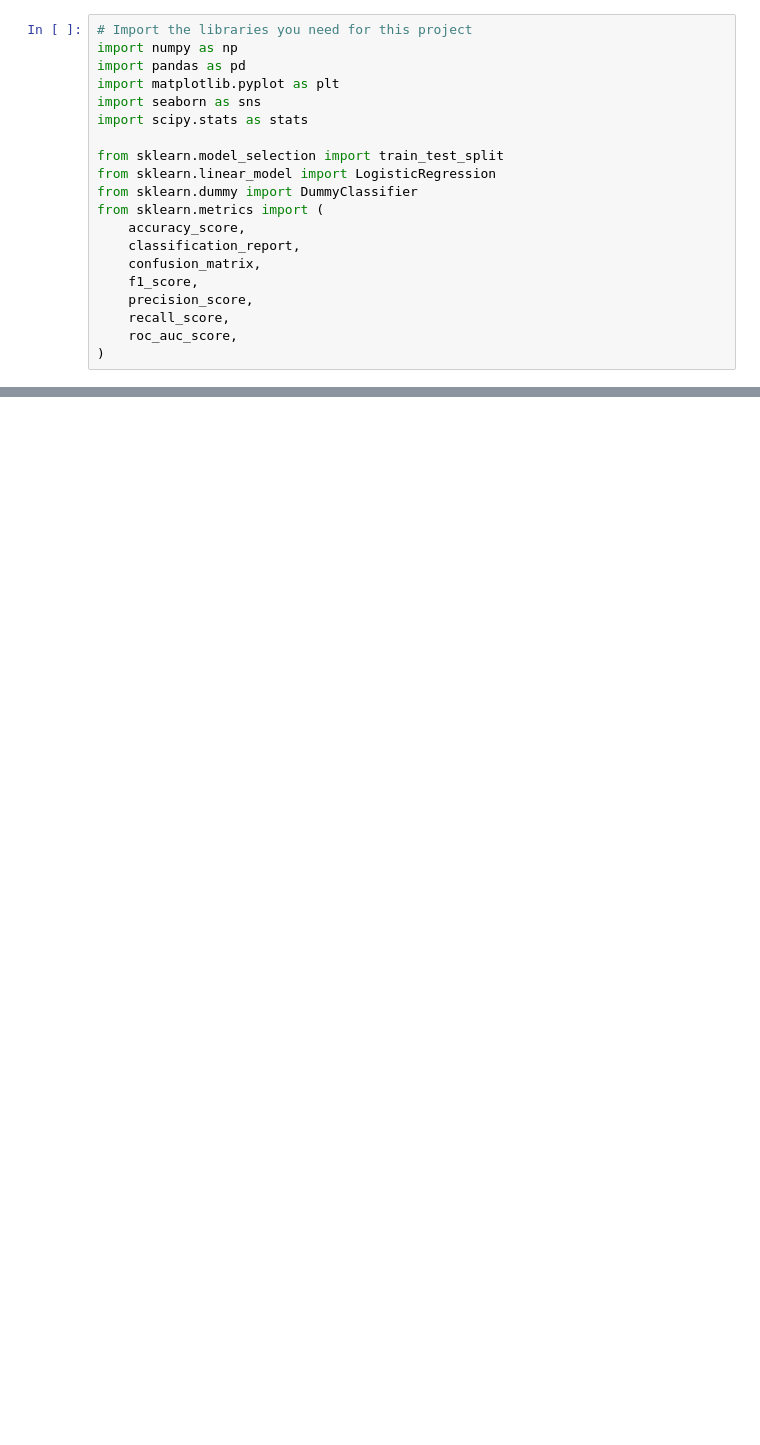
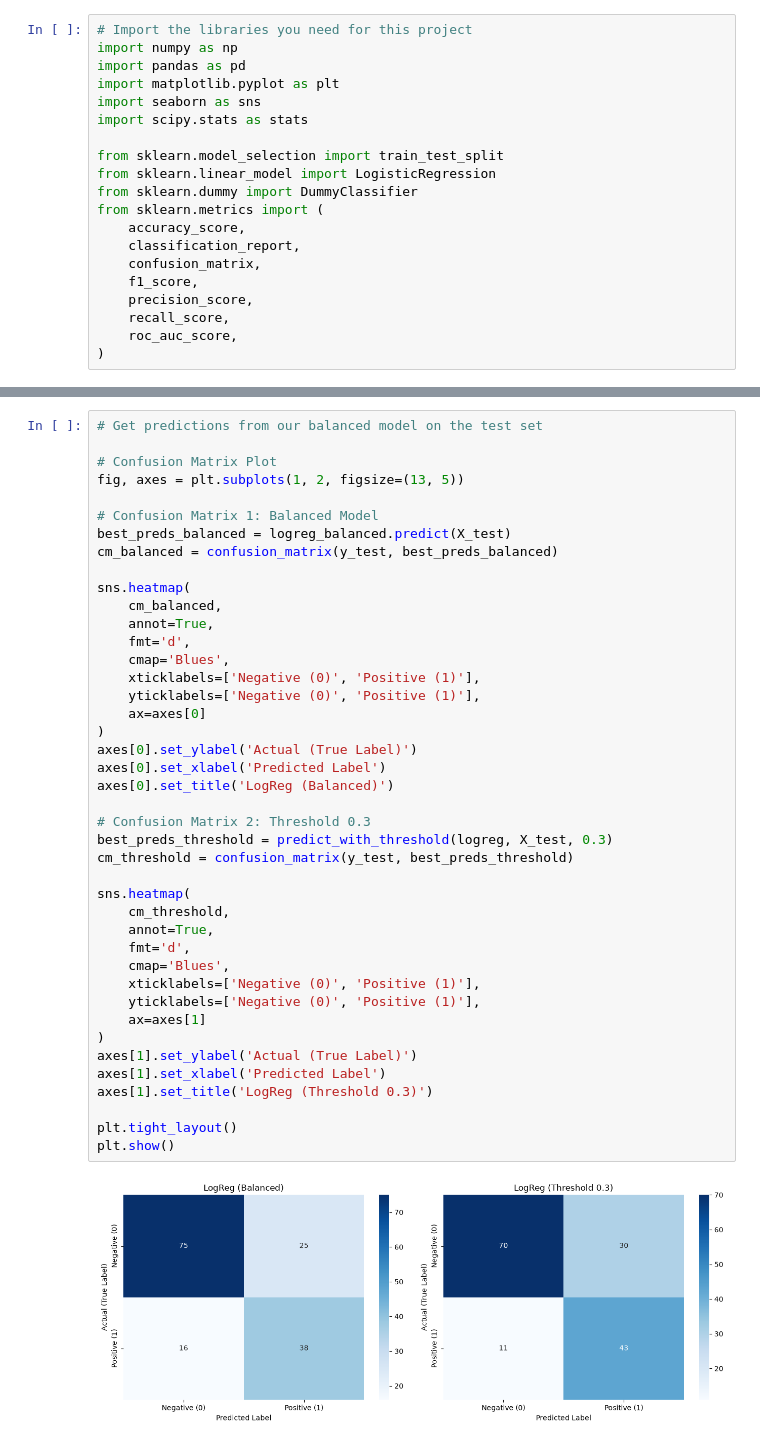
Before and after one commit to NicolaiTurcan/first_amle_project_diabetes, a Jupyter notebook: 01_diabetes_project.ipynb, the cells around one changed output, grey strips where cells are left out. Cells and saved outputs as stored; diff of their text form; blank space fills up the shorter version.

```diff
--- a/01_diabetes_project.ipynb
+++ b/01_diabetes_project.ipynb
@@ -97,0 +384,44 @@ from sklearn.metrics import (
+# %%
+# Get predictions from our balanced model on the test set
+
+# Confusion Matrix Plot
+fig, axes = plt.subplots(1, 2, figsize=(13, 5))
+
+# Confusion Matrix 1: Balanced Model
+best_preds_balanced = logreg_balanced.predict(X_test)
+cm_balanced = confusion_matrix(y_test, best_preds_balanced)
+
+sns.heatmap(
+    cm_balanced,
+    annot=True,
+    fmt='d',
+    cmap='Blues',
+    xticklabels=['Negative (0)', 'Positive (1)'],
+    yticklabels=['Negative (0)', 'Positive (1)'],
+    ax=axes[0]
+)
+axes[0].set_ylabel('Actual (True Label)')
+axes[0].set_xlabel('Predicted Label')
+axes[0].set_title('LogReg (Balanced)')
+
+# Confusion Matrix 2: Threshold 0.3
+best_preds_threshold = predict_with_threshold(logreg, X_test, 0.3)
+cm_threshold = confusion_matrix(y_test, best_preds_threshold)
+
+sns.heatmap(
+    cm_threshold,
+    annot=True,
+    fmt='d',
+    cmap='Blues',
+    xticklabels=['Negative (0)', 'Positive (1)'],
+    yticklabels=['Negative (0)', 'Positive (1)'],
+    ax=axes[1]
+)
+axes[1].set_ylabel('Actual (True Label)')
+axes[1].set_xlabel('Predicted Label')
+axes[1].set_title('LogReg (Threshold 0.3)')
+
+plt.tight_layout()
+plt.show()
+# %% [output]
+[figure, added]
```
Also changed, not shown: parts of 14 cells of this notebook.
